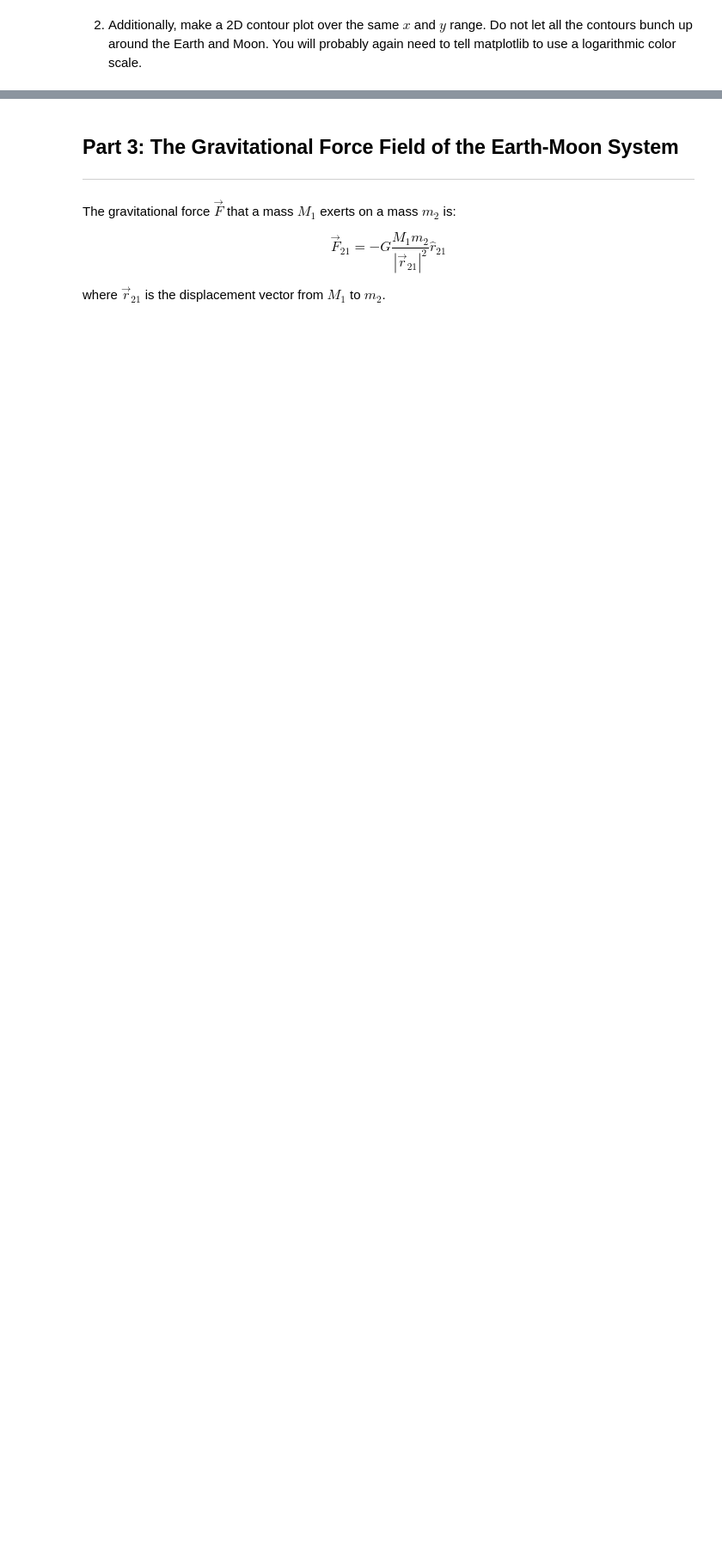
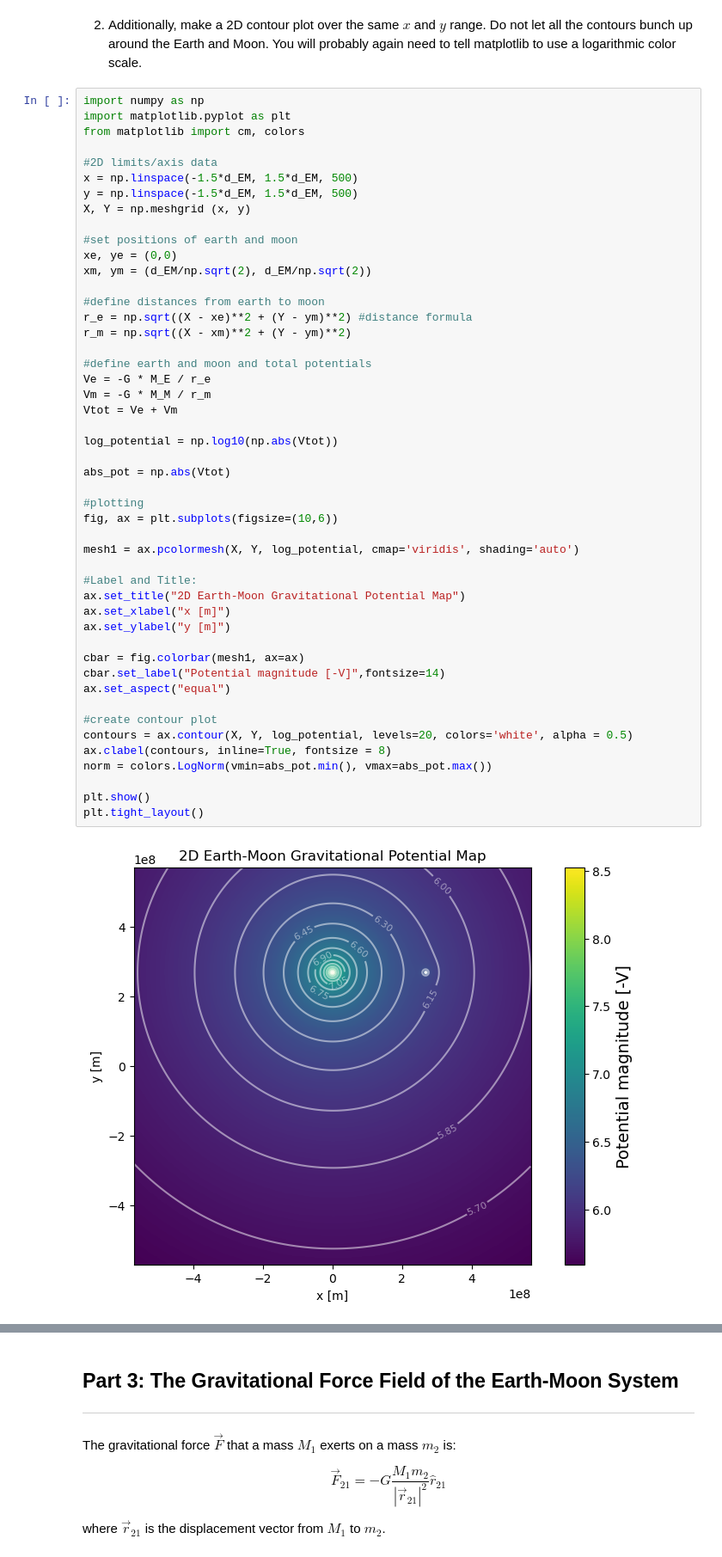
Before and after one commit to mkeen331/PHYS265-spring26, a Jupyter notebook: Lab1/lab1.ipynb, the cells around one changed output, grey strips where cells are left out. Shown at 86% size. Drawn from its saved outputs; the diff is of its cells as text; blank space fills up the shorter version.

```diff
--- a/Lab1/lab1.ipynb
+++ b/Lab1/lab1.ipynb
@@ -165,3 +221,53 @@ of the gravitational potential of the combined Earth-Moon system.
 2. Additionally, make a 2D contour plot over the same $x$ and $y$ range.
 Do not let all the contours bunch up around the Earth and Moon.
 You will probably again need to tell matplotlib to use a logarithmic color scale.
+# %%
+import numpy as np
+import matplotlib.pyplot as plt
+from matplotlib import cm, colors
+
+#2D limits/axis data
+x = np.linspace(-1.5*d_EM, 1.5*d_EM, 500)
+y = np.linspace(-1.5*d_EM, 1.5*d_EM, 500)
+X, Y = np.meshgrid (x, y)
+
+#set positions of earth and moon
+xe, ye = (0,0)
+xm, ym = (d_EM/np.sqrt(2), d_EM/np.sqrt(2))
+
+#define distances from earth to moon
+r_e = np.sqrt((X - xe)**2 + (Y - ym)**2) #distance formula
+r_m = np.sqrt((X - xm)**2 + (Y - ym)**2)
+
+#define earth and moon and total potentials
+Ve = -G * M_E / r_e
+Vm = -G * M_M / r_m
+Vtot = Ve + Vm
+
+log_potential = np.log10(np.abs(Vtot))
+
+abs_pot = np.abs(Vtot)
+
+#plotting
+fig, ax = plt.subplots(figsize=(10,6))
+
+mesh1 = ax.pcolormesh(X, Y, log_potential, cmap='viridis', shading='auto')
+
+#Label and Title:
+ax.set_title("2D Earth-Moon Gravitational Potential Map")
+ax.set_xlabel("x [m]")
+ax.set_ylabel("y [m]")
+
+cbar = fig.colorbar(mesh1, ax=ax)
+cbar.set_label("Potential magnitude [-V]",fontsize=14)
+ax.set_aspect("equal")
+
+#create contour plot
+contours = ax.contour(X, Y, log_potential, levels=20, colors='white', alpha = 0.5)
+ax.clabel(contours, inline=True, fontsize = 8)
+norm = colors.LogNorm(vmin=abs_pot.min(), vmax=abs_pot.max())
+
+plt.show()
+plt.tight_layout()
+# %% [output]
+[figure, added]
```
Also changed, not shown: parts of 3 cells of this notebook.
